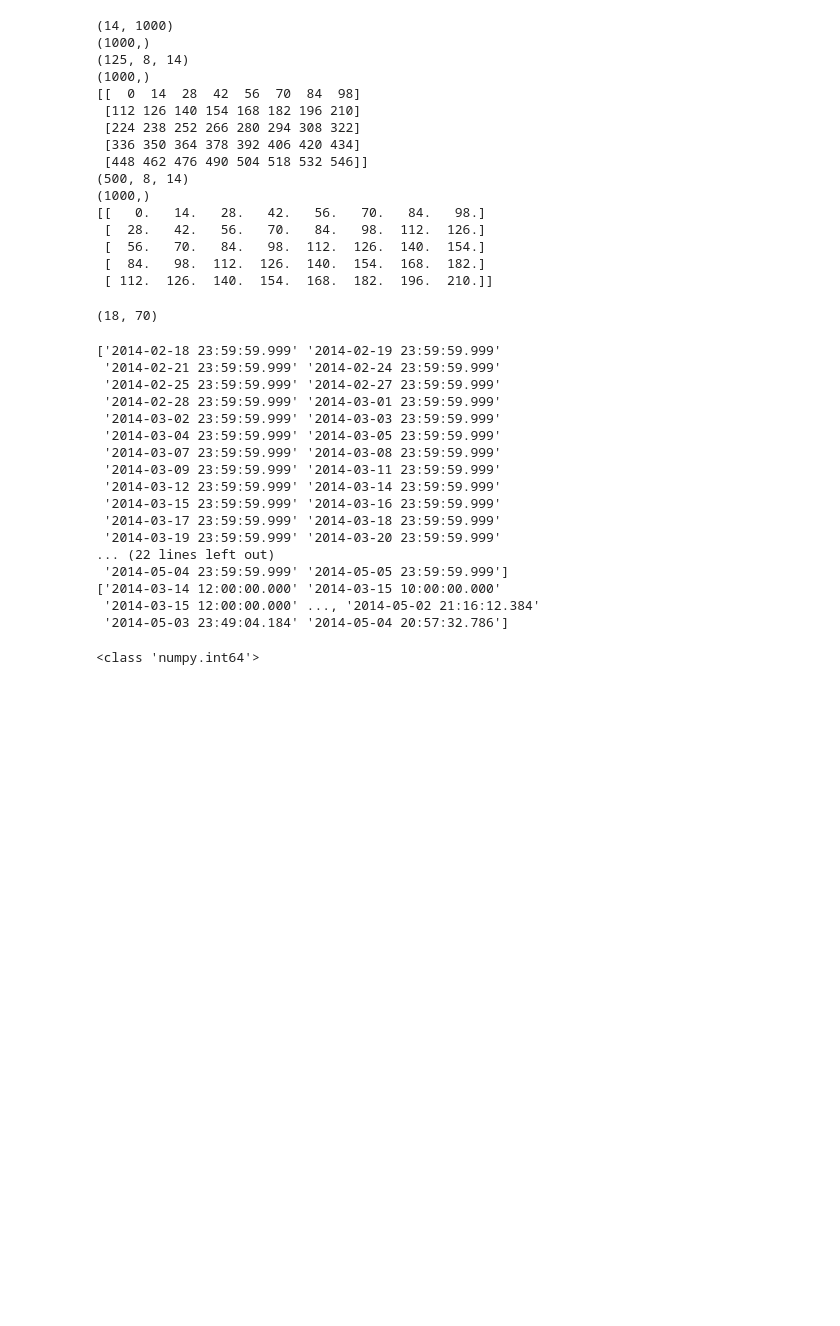
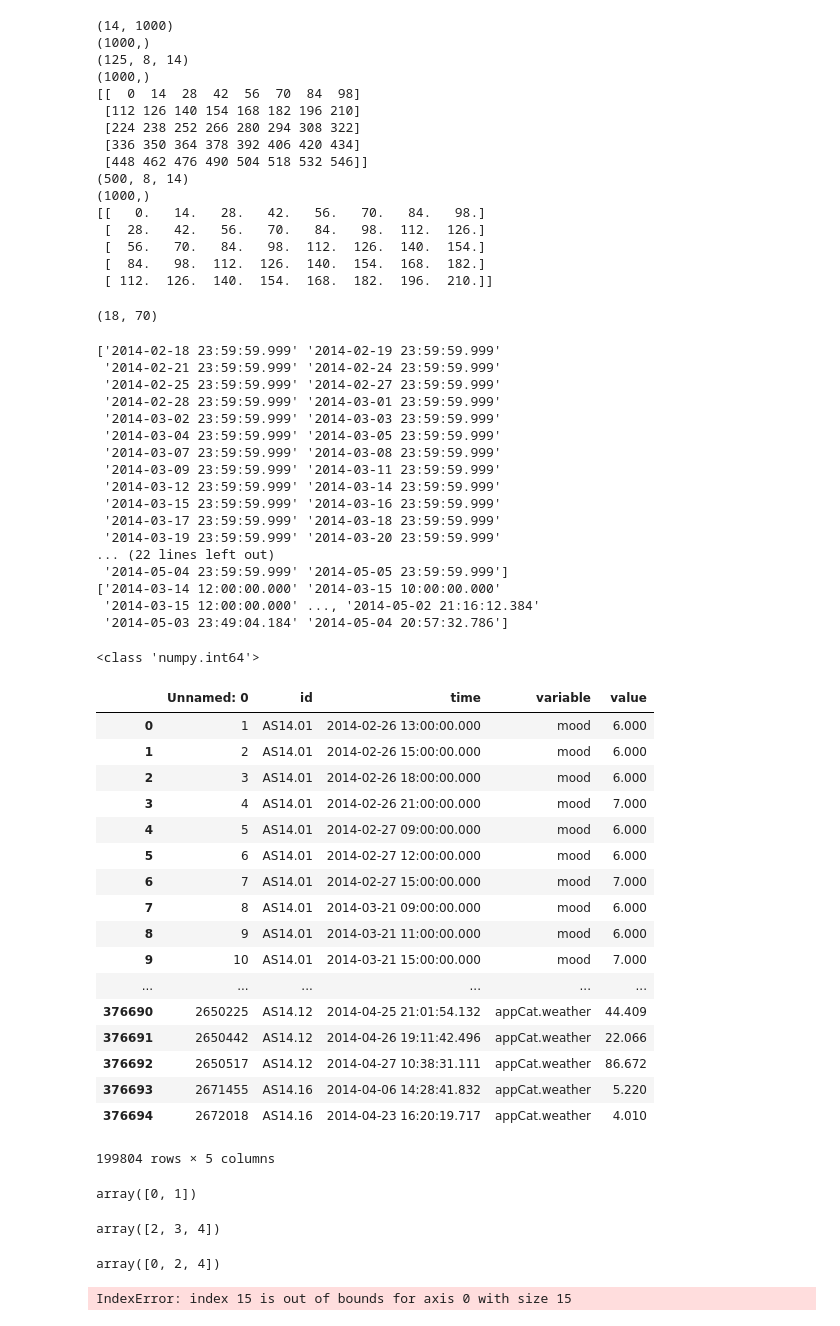
Before and after one commit to klaapbakken/DMT18, a Jupyter notebook: A1Adv/A1AdvNB.ipynb, the cells around one changed output. Saved outputs shown, nothing was run; the diff lists cells and outputs as text; code cells hidden in the pictures; blank space fills up the shorter version.

```diff
--- a/A1Adv/A1AdvNB.ipynb
+++ b/A1Adv/A1AdvNB.ipynb
@@ -482,7 +482,31 @@ print(user_df.time.values)
  '2014-05-03 23:49:04.184' '2014-05-04 20:57:32.786']
 # %%
 index = np.where(np.unique(df.variable.values) == 'mood')[0][0]
+tr_users = np.unique(df.id.values)[0:15]
 # %%
 print(type(index))
 # %% [output]
 <class 'numpy.int64'>
+# %%
+indices = np.array([i for i in range(len(df.id.values)) if df.id.values[i] in tr_users])
+# %%
+df.iloc[indices]
+# %% [output]
+|  | Unnamed: 0 | id | time | variable | value |
+| 0 | 1 | AS14.01 | 2014-02-26 13:00:00.000 | mood | 6.000 |
+| 1 | 2 | AS14.01 | 2014-02-26 15:00:00.000 | mood | 6.000 |
+| 2 | 3 | AS14.01 | 2014-02-26 18:00:00.000 | mood | 6.000 |
+| 3 | 4 | AS14.01 | 2014-02-26 21:00:00.000 | mood | 7.000 |
+| 4 | 5 | AS14.01 | 2014-02-27 09:00:00.000 | mood | 6.000 |
+| 5 | 6 | AS14.01 | 2014-02-27 12:00:00.000 | mood | 6.000 |
+| 6 | 7 | AS14.01 | 2014-02-27 15:00:00.000 | mood | 7.000 |
+| 7 | 8 | AS14.01 | 2014-03-21 09:00:00.000 | mood | 6.000 |
+| 8 | 9 | AS14.01 | 2014-03-21 11:00:00.000 | mood | 6.000 |
+| 9 | 10 | AS14.01 | 2014-03-21 15:00:00.000 | mood | 7.000 |
+| ... | ... | ... | ... | ... | ... |
+| 376690 | 2650225 | AS14.12 | 2014-04-25 21:01:54.132 | appCat.weather | 44.409 |
+| 376691 | 2650442 | AS14.12 | 2014-04-26 19:11:42.496 | appCat.weather | 22.066 |
+| 376692 | 2650517 | AS14.12 | 2014-04-27 10:38:31.111 | appCat.weather | 86.672 |
+| 376693 | 2671455 | AS14.16 | 2014-04-06 14:28:41.832 | appCat.weather | 5.220 |
+| 376694 | 2672018 | AS14.16 | 2014-04-23 16:20:19.717 | appCat.weather | 4.010 |
+199804 rows × 5 columns
@@ -488,0 +515,16 @@ print(type(index))
+# %%
+a[0:2]
+# %% [output]
+array([0, 1])
+# %%
+a[2:]
+# %% [output]
+array([2, 3, 4])
+# %%
+a[::2]
+# %% [output]
+array([0, 2, 4])
+# %%
+df[df.id == tr_users[15]]
+# %% [output]
+IndexError: index 15 is out of bounds for axis 0 with size 15
```
Also changed, not shown: parts of 4 cells of this notebook, 3 other files.
